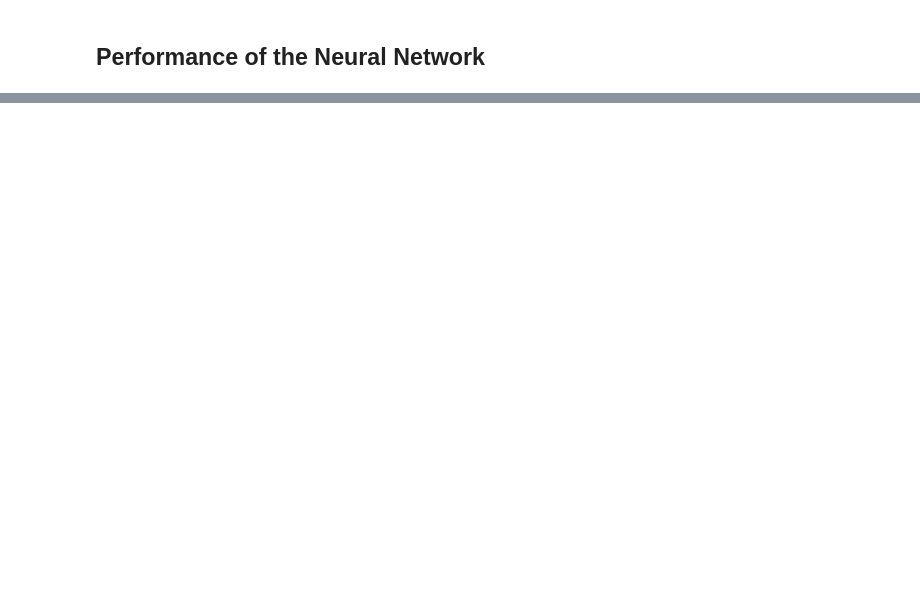
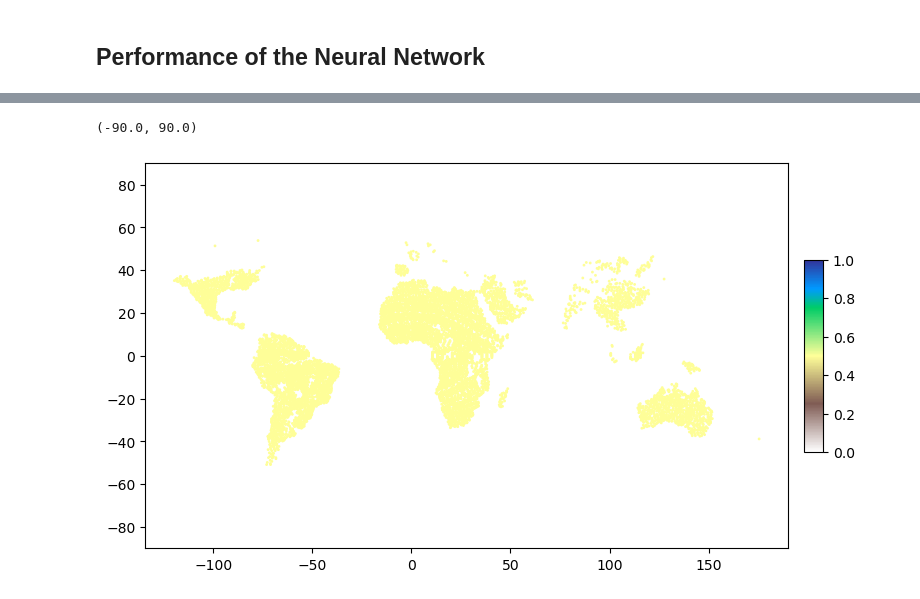
Before and after one commit to Datavizcowboy/PythonDatavizToolbox, a Jupyter notebook: Notebooks/07-Data_Analysis/00_Satellite_Remote_Sensing/04_Neural_Networks.ipynb, the cells around one changed output, grey strips where cells are left out. Saved outputs shown, nothing was run; the diff lists cells and outputs as text; code cells hidden in the pictures; blank space fills up the shorter version.

```diff
--- a/Notebooks/07-Data_Analysis/00_Satellite_Remote_Sensing/04_Neural_Networks.ipynb
+++ b/Notebooks/07-Data_Analysis/00_Satellite_Remote_Sensing/04_Neural_Networks.ipynb
@@ -112,0 +170,8 @@ Epoch [100/100], Loss: 0.0665
+# %%
+test_alles = np.stack((test_back,test_emissivity_v,test_emissivity_h,test_ts_amplitude,test_ndvi),axis=1)
+# %%
+model.eval()
+with torch.no_grad():
+    testing_data = torch.tensor(test_alles).to(torch.float32)
+    predictions = model(testing_data)
+    print(f'Predictions:\n{predictions}')
@@ -112,0 +191,2 @@ Epoch [100/100], Loss: 0.0665
+# %%
+output = predictions.detach().cpu().numpy()
@@ -112,0 +207,2 @@ Epoch [100/100], Loss: 0.0665
+# %%
+test_data['NN']=output
@@ -112,0 +233,8 @@ Epoch [100/100], Loss: 0.0665
+# %%
+fig,ax = pl.subplots(figsize=(10, 5))
+mesh = ax.scatter(test_data['longitude'],test_data['latitude'],c=test_data['NN'],s=1, cmap='terrain_r', vmin=0, vmax=1);
+cbar = pl.colorbar(mesh, ax=ax, shrink=.5, pad=.02, aspect=10)
+ax.set_ylim(-90,90)
+# %% [output]
+(-90.0, 90.0)
+[figure, added]
```
Also changed, not shown: parts of 21 cells of this notebook, 2 other files.
